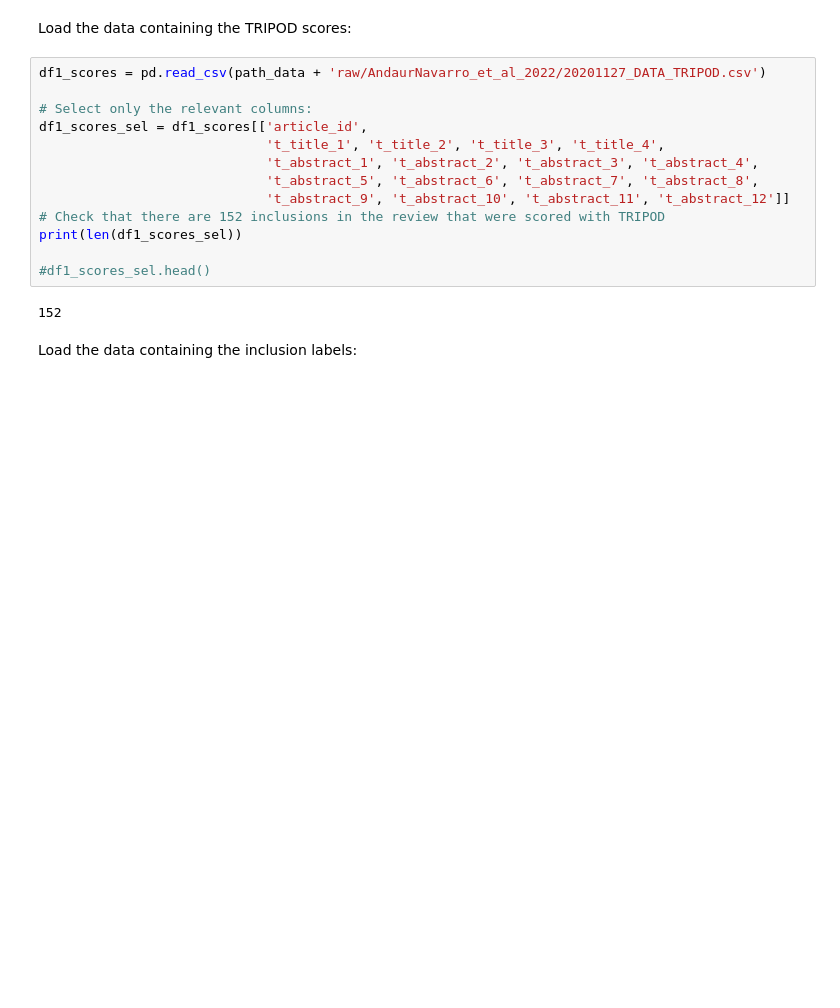
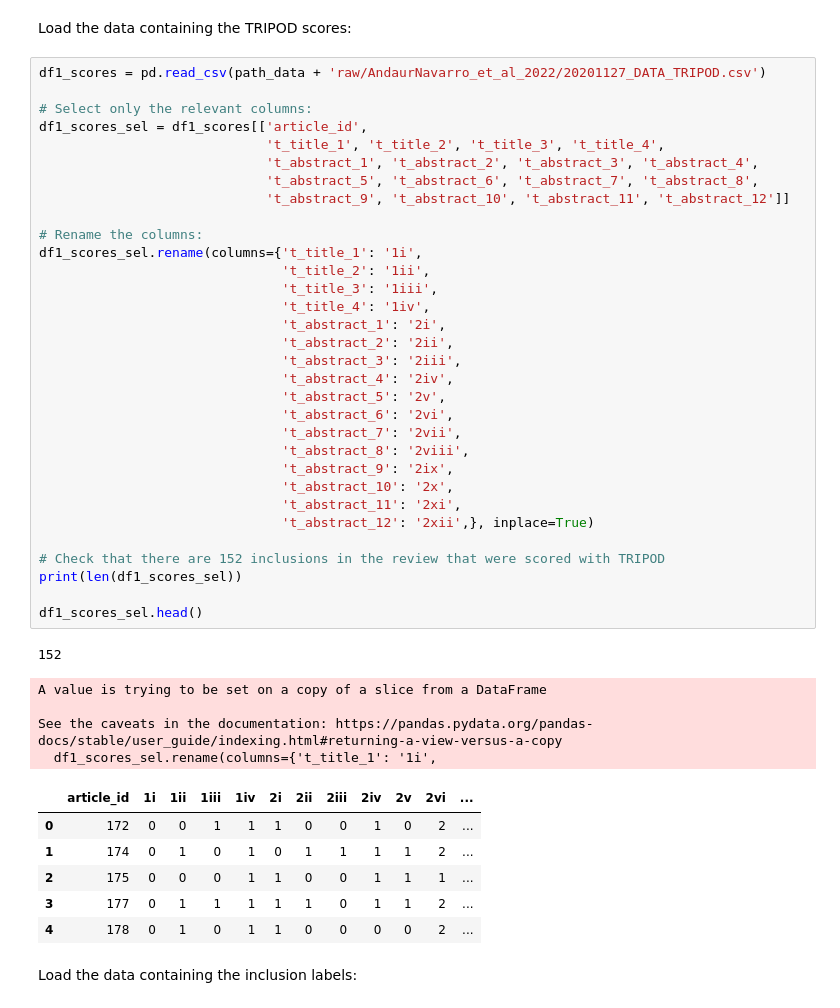
Before and after one commit to isa-sp/TAR-abstracts, a Jupyter notebook: code/data_preprocessing.ipynb, the cells around one changed output. Saved outputs shown, nothing was run; the diff lists cells and outputs as text; blank space fills up the shorter version.

Commit message:
Make column names consistent

```diff
--- a/code/data_preprocessing.ipynb
+++ b/code/data_preprocessing.ipynb
@@ -29,18 +29,47 @@ Load the data containing the TRIPOD scores:
 # %%
 df1_scores = pd.read_csv(path_data + 'raw/AndaurNavarro_et_al_2022/20201127_DATA_TRIPOD.csv')
 
 # Select only the relevant columns:
 df1_scores_sel = df1_scores[['article_id',
                              't_title_1', 't_title_2', 't_title_3', 't_title_4',
                              't_abstract_1', 't_abstract_2', 't_abstract_3', 't_abstract_4',
                              't_abstract_5', 't_abstract_6', 't_abstract_7', 't_abstract_8',
                              't_abstract_9', 't_abstract_10', 't_abstract_11', 't_abstract_12']]
+
+# Rename the columns:
+df1_scores_sel.rename(columns={'t_title_1': '1i',
+                               't_title_2': '1ii',
+                               't_title_3': '1iii',
+                               't_title_4': '1iv',
+                               't_abstract_1': '2i',
+                               't_abstract_2': '2ii',
+                               't_abstract_3': '2iii',
+                               't_abstract_4': '2iv',
+                               't_abstract_5': '2v',
+                               't_abstract_6': '2vi',
+                               't_abstract_7': '2vii',
+                               't_abstract_8': '2viii',
+                               't_abstract_9': '2ix',
+                               't_abstract_10': '2x',
+                               't_abstract_11': '2xi',
+                               't_abstract_12': '2xii',}, inplace=True)
+
 # Check that there are 152 inclusions in the review that were scored with TRIPOD
 print(len(df1_scores_sel))
 
-#df1_scores_sel.head()
+df1_scores_sel.head()
 # %% [output]
 152
+A value is trying to be set on a copy of a slice from a DataFrame
+
+See the caveats in the documentation: https://pandas.pydata.org/pandas-docs/stable/user_guide/indexing.html#returning-a-view-versus-a-copy
+  df1_scores_sel.rename(columns={'t_title_1': '1i',
+|  | article_id | 1i | 1ii | 1iii | 1iv | 2i | 2ii | 2iii | 2iv | 2v | 2vi | ... |
+| 0 | 172 | 0 | 0 | 1 | 1 | 1 | 0 | 0 | 1 | 0 | 2 | ... |
+| 1 | 174 | 0 | 1 | 0 | 1 | 0 | 1 | 1 | 1 | 1 | 2 | ... |
+| 2 | 175 | 0 | 0 | 0 | 1 | 1 | 0 | 0 | 1 | 1 | 1 | ... |
+| 3 | 177 | 0 | 1 | 1 | 1 | 1 | 1 | 0 | 1 | 1 | 2 | ... |
+| 4 | 178 | 0 | 1 | 0 | 1 | 1 | 0 | 0 | 0 | 0 | 2 | ... |
 # %% [markdown]
 Load the data containing the inclusion labels:
 # %%
```
Also changed, not shown: parts of 5 cells of this notebook.
